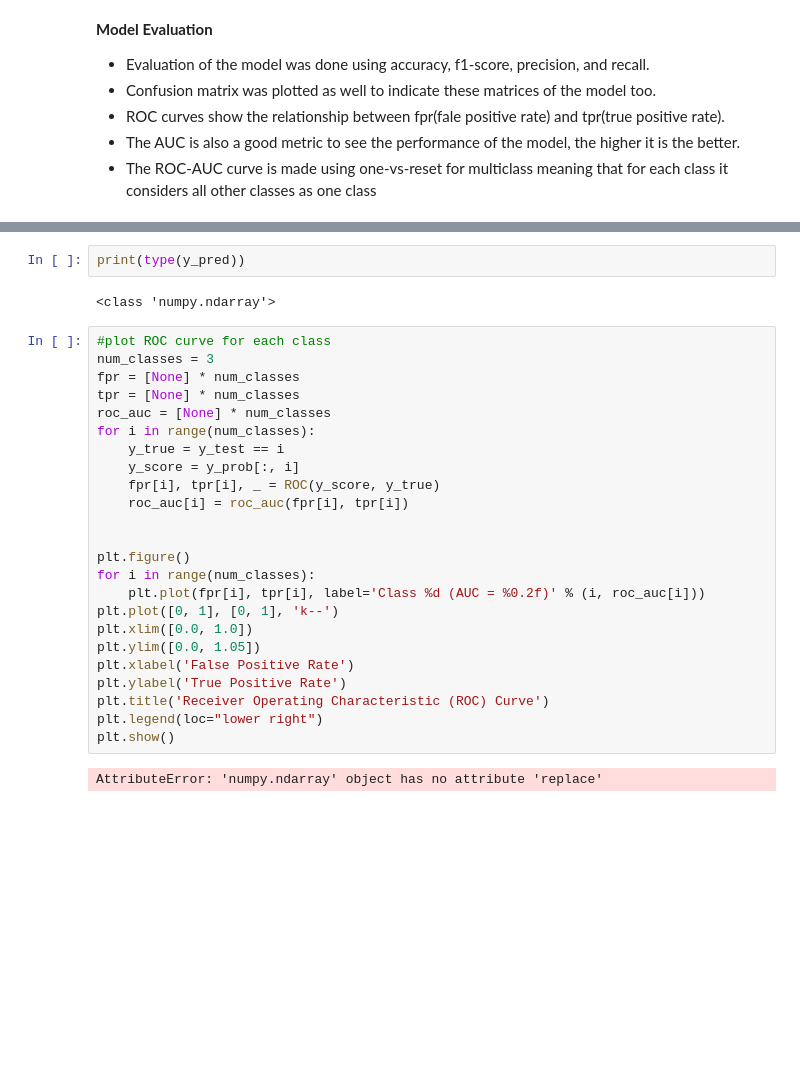
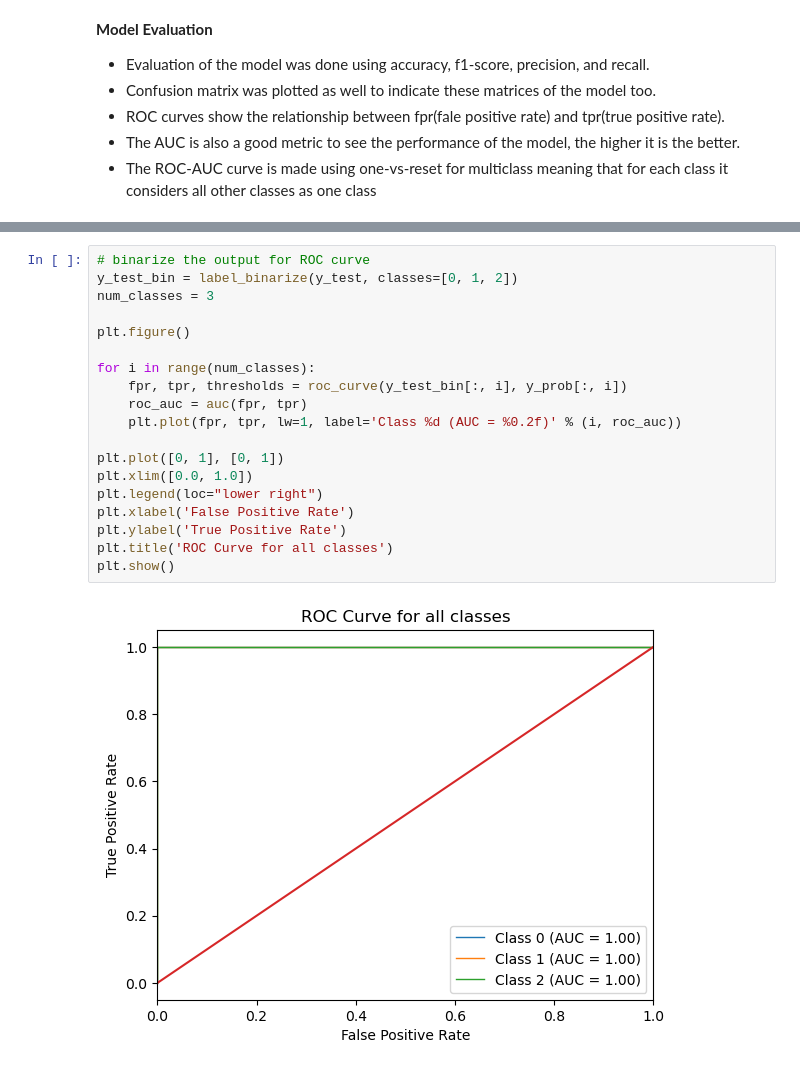
Before and after one commit to AnnTarek/Iris-Species-Multiclass-Classifier, a Jupyter notebook: iris-species.ipynb, the cells around one changed output, grey strips where cells are left out. Cells and saved outputs as stored; diff of their text form; blank space fills up the shorter version.

```diff
--- a/iris-species.ipynb
+++ b/iris-species.ipynb
@@ -285,30 +284,21 @@ ValueError: Expected `preds` to have one more dimension than `target` but got 1
-# %%
-print(type(y_pred))
-# %% [output]
-<class 'numpy.ndarray'>
 # %%
-#plot ROC curve for each class
+# binarize the output for ROC curve
+y_test_bin = label_binarize(y_test, classes=[0, 1, 2])
 num_classes = 3
-fpr = [None] * num_classes
-tpr = [None] * num_classes
-roc_auc = [None] * num_classes
-for i in range(num_classes):
-    y_true = y_test == i
-    y_score = y_prob[:, i]
-    fpr[i], tpr[i], _ = ROC(y_score, y_true)
-    roc_auc[i] = roc_auc(fpr[i], tpr[i])
-
 
 plt.figure()
+
 for i in range(num_classes):
-    plt.plot(fpr[i], tpr[i], label='Class %d (AUC = %0.2f)' % (i, roc_auc[i]))
-plt.plot([0, 1], [0, 1], 'k--')
+    fpr, tpr, thresholds = roc_curve(y_test_bin[:, i], y_prob[:, i])
+    roc_auc = auc(fpr, tpr)
+    plt.plot(fpr, tpr, lw=1, label='Class %d (AUC = %0.2f)' % (i, roc_auc))
+
+plt.plot([0, 1], [0, 1])
 plt.xlim([0.0, 1.0])
-plt.ylim([0.0, 1.05])
+plt.legend(loc="lower right")
 plt.xlabel('False Positive Rate')
 plt.ylabel('True Positive Rate')
-plt.title('Receiver Operating Characteristic (ROC) Curve')
-plt.legend(loc="lower right")
+plt.title('ROC Curve for all classes')
 plt.show()
 # %% [output]
-AttributeError: 'numpy.ndarray' object has no attribute 'replace'
+[figure, added]
```
Also changed, not shown: parts of 6 cells of this notebook.
